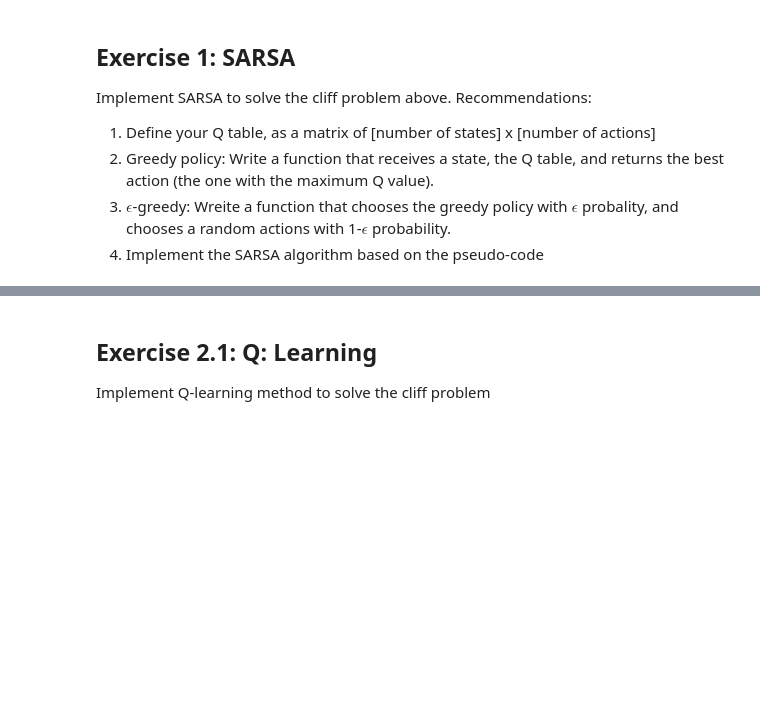
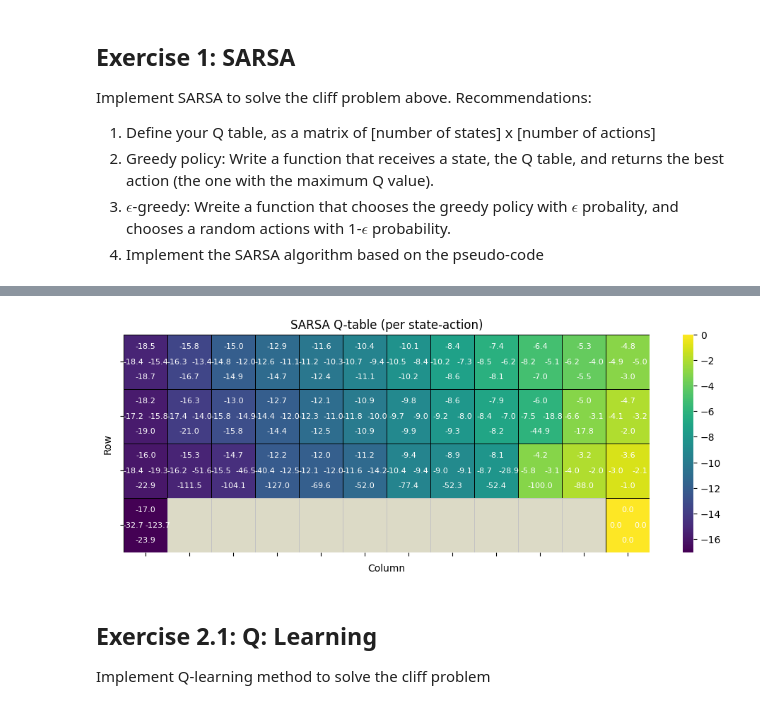
Before and after one commit to ddcreating/RL_code, a Jupyter notebook: lab3_TD_Learning.ipynb, the cells around one changed output, grey strips where cells are left out. Cells and saved outputs as stored; diff of their text form; code cells hidden in the pictures; blank space fills up the shorter version.

```diff
--- a/lab3_TD_Learning.ipynb
+++ b/lab3_TD_Learning.ipynb
@@ -11,31 +11,3 @@ We will solve the cliff problem: https://gymnasium.farama.org/environments/toy_t
 The following code runs in colab, if you want to see the animation, you have to run it using python locally on your computer and replacing render_mode="ansi" for render_mode="human".
 
 Thef follwing code runs the cliff problem using a random policy.
-# %%
-import gymnasium as gym
-
-# Create the environment
-env = gym.make("CliffWalking-v1", render_mode="ansi")
-
-n_episodes = 5      # number of episodes to run
-max_steps = 100     # safety cap
-
-for episode in range(n_episodes):
-    state, info = env.reset()
-    done = False
-    total_reward = 0
-
-    for step in range(max_steps):
-        # Random policy: sample an action uniformly
-        action = env.action_space.sample()
-
-        next_state, reward, terminated, truncated, info = env.step(action)
-        total_reward += reward
-        state = next_state
-
-        if terminated or truncated:
-            break
-
-    print(f"Episode {episode+1}: total reward = {total_reward}")
-
-env.close()
@@ -176,3 +180,7 @@ print(f"[Eval] Greedy policy average return over 50 episodes: {avg_eval:.2f}")
+# %%
+plot_Q_table(Q_sarsa, "SARSA Q-table (per state-action)")
+# %% [output]
+[figure, added]
 # %% [markdown]
 ## Exercise 2.1: Q: Learning
 Implement Q-learning method to solve the cliff problem
```
Also changed, not shown: parts of 10 cells of this notebook.
